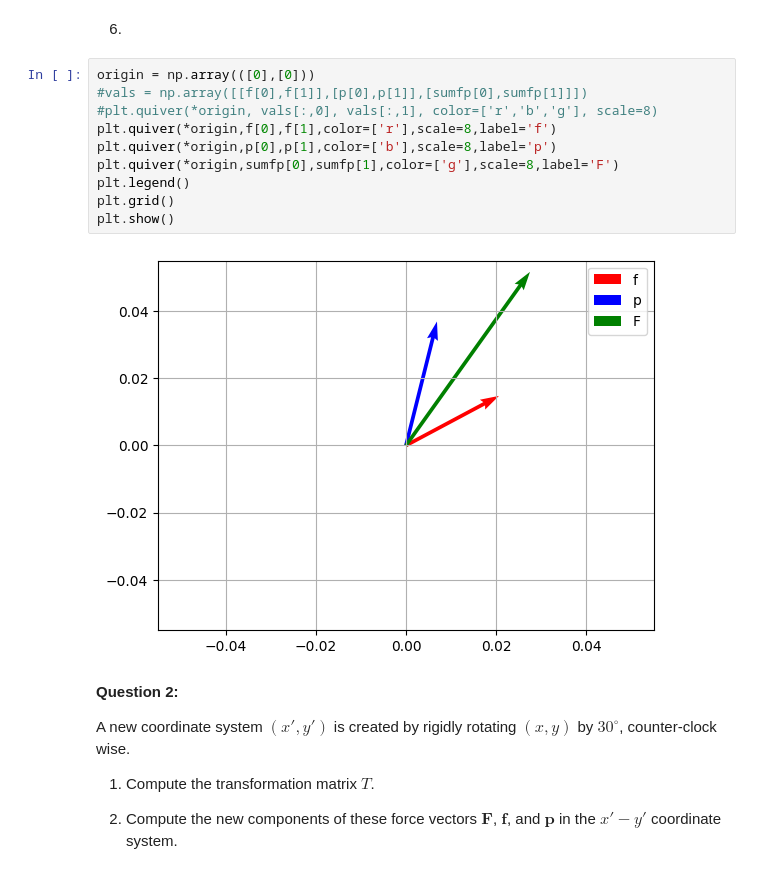
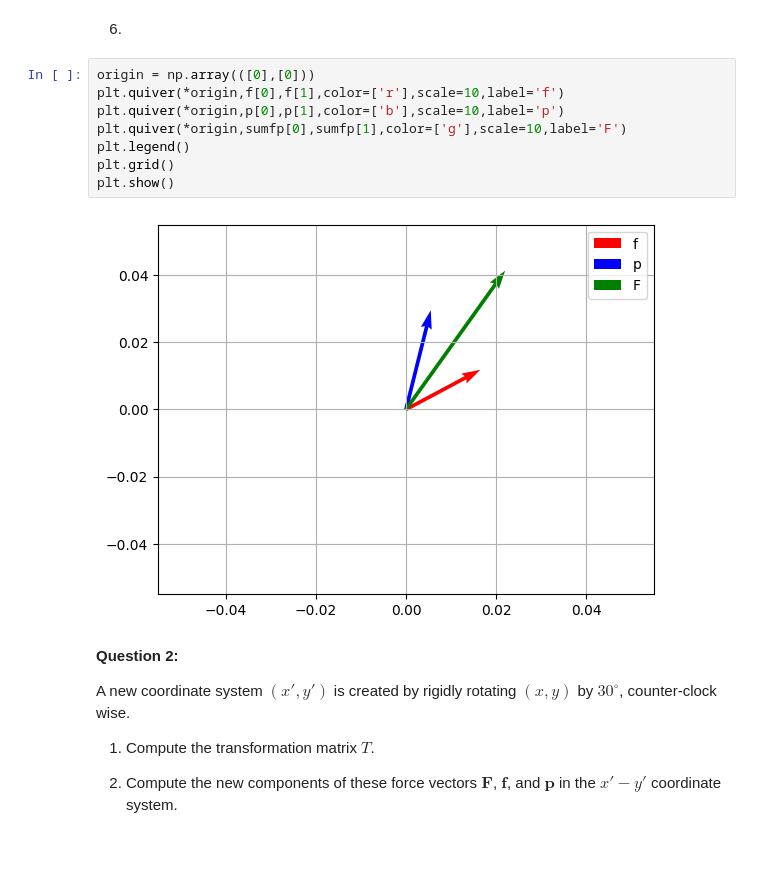
Before and after one commit to kavourbm/Solid-Mechanics-I, a Jupyter notebook: HW1.ipynb, the cells around one changed output. Saved outputs shown, nothing was run; the diff lists cells and outputs as text.

```diff
--- a/HW1.ipynb
+++ b/HW1.ipynb
@@ -123,16 +139,14 @@ The direction cosine of F relative to the y-axis (n2) is 0.81
 6.
 # %%
 origin = np.array(([0],[0]))
-#vals = np.array([[f[0],f[1]],[p[0],p[1]],[sumfp[0],sumfp[1]]])
-#plt.quiver(*origin, vals[:,0], vals[:,1], color=['r','b','g'], scale=8)
-plt.quiver(*origin,f[0],f[1],color=['r'],scale=8,label='f')
-plt.quiver(*origin,p[0],p[1],color=['b'],scale=8,label='p')
-plt.quiver(*origin,sumfp[0],sumfp[1],color=['g'],scale=8,label='F')
+plt.quiver(*origin,f[0],f[1],color=['r'],scale=10,label='f')
+plt.quiver(*origin,p[0],p[1],color=['b'],scale=10,label='p')
+plt.quiver(*origin,sumfp[0],sumfp[1],color=['g'],scale=10,label='F')
 plt.legend()
 plt.grid()
 plt.show()
 # %% [output]
-[figure, old version]
+[figure, new version]
 # %% [markdown]
 **Question 2:**
 
```
Also changed, not shown: parts of 14 cells of this notebook.
